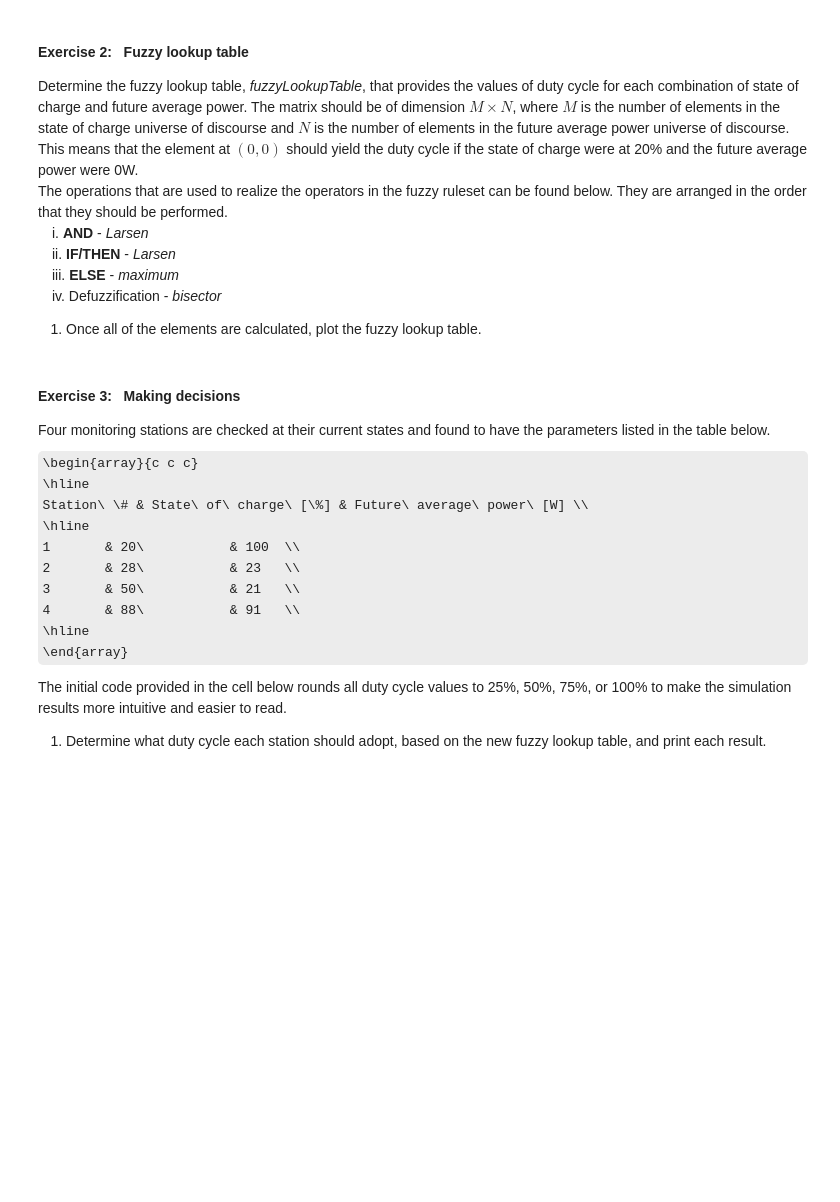
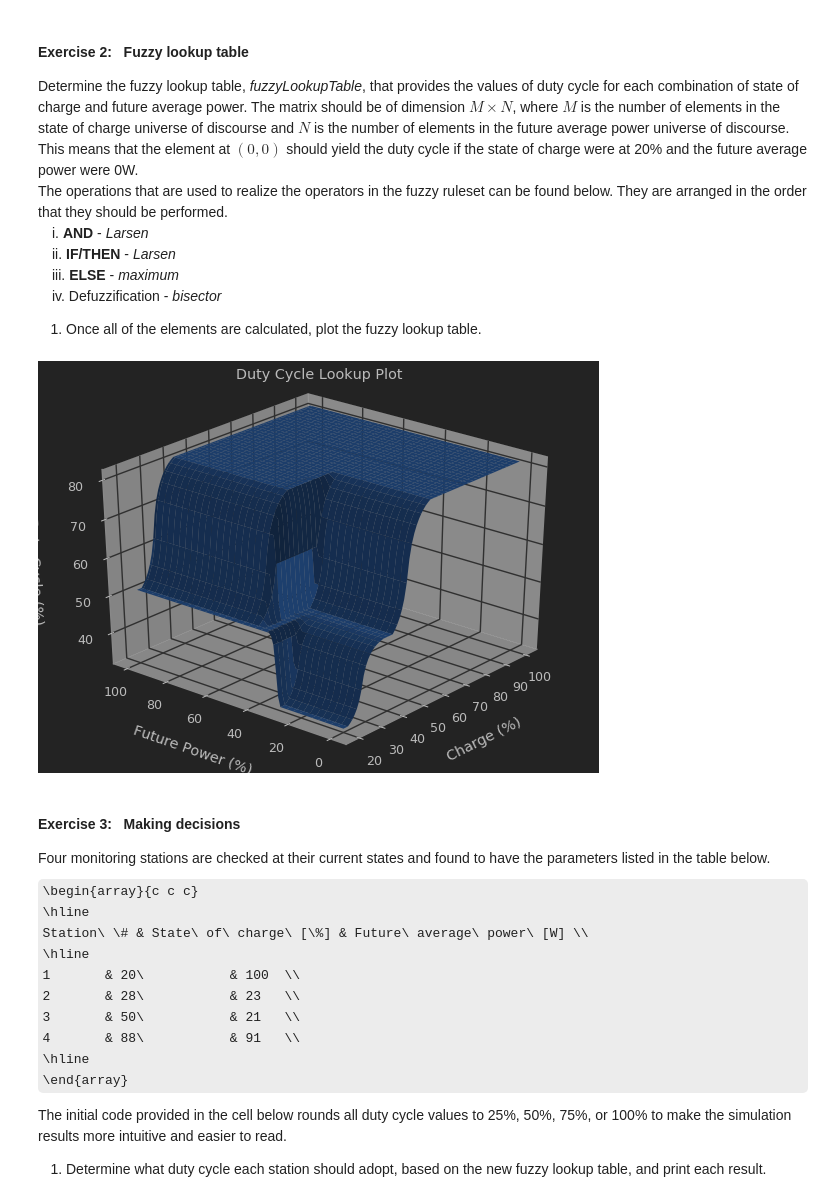
Before and after one commit to Arunscape/ECE449, a Jupyter notebook: lab/lab2/Lab2-D41.ipynb, the cells around one changed output. Drawn from its saved outputs; the diff is of its cells as text; code cells hidden in the pictures; some formulas as TeX source; blank space fills up the shorter version.

```diff
--- a/lab/lab2/Lab2-D41.ipynb
+++ b/lab/lab2/Lab2-D41.ipynb
@@ -386,6 +417,49 @@ The operations that are used to realize the operators in the fuzzy ruleset can b
 <ol>
     <li>Once all of the elements are calculated, plot the fuzzy lookup table.</li>
 </ol>
+# %%
+             # AND             THEN
+# M = uniSOC.size
+# N = uniP.size
+
+fuzzyLookupTable = np.zeros((uniSOC.size, uniP.size));
+rules = (
+    (0, (lowSOC, scarceP, lowDC)),
+    (1, (lowSOC, averageP, mediumDC)),
+    (2, (lowSOC, abundantP, mediumDC)),
+    (3, (mediumSOC, scarceP, mediumDC)),
+    (4, (mediumSOC, averageP, mediumDC)),
+    (5, (mediumSOC, abundantP, highDC)),
+    (6, (highSOC, scarceP, highDC)),
+    (7, (highSOC, averageP, highDC)),
+    (8, (highSOC, abundantP, highDC)),
+
+)
+for s in range(uniSOC.size):
+    for p in range(uniP.size):
+        dutycycle = np.zeros((9, uniDC.size));
+        for r, (soc, pw, dc) in rules:
+            dutycycle[r] = soc[s] * pw[p] * dc
+        dcMax = dutycycle[0]
+        for i in range(1,9):
+            dcMax = np.maximum(dcMax, dutycycle[i])
+        fuzzyLookupTable[s,p] = fuzz.defuzz(uniDC, dcMax, 'bisector')
+# print(fuzzyLookupTable)
+
+fig = plt.figure()
+[gX, gY] = np.meshgrid(uniSOC, uniP, indexing='ij')
+ax = fig.gca(projection = '3d')
+ax.plot_surface(gX, gY, fuzzyLookupTable)
+ax.set_xlabel('Charge (%)')
+ax.set_ylabel('Future Power (%)')
+ax.set_zlabel('Duty Cycle (%)')
+ax.set_title('Duty Cycle Lookup Plot\n')
+ax.view_init(azim=220)
+
+plt.tight_layout()
+plt.show();
+# %% [output]
+[figure, added]
 # %% [markdown]
 <h4>Exercise 3:&nbsp;&nbsp; Making decisions</h4>
 Four monitoring stations are checked at their current states and found to have the parameters listed in the table below.
```
Also changed, not shown: parts of 10 cells of this notebook, 6 other files.
